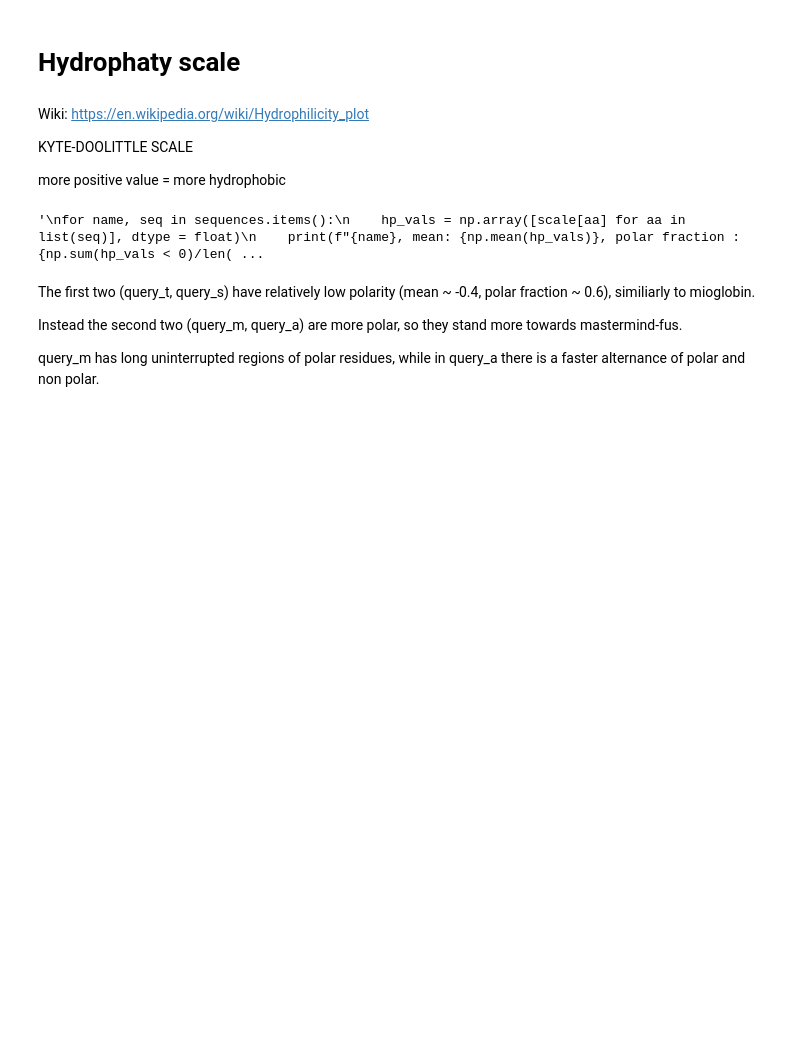
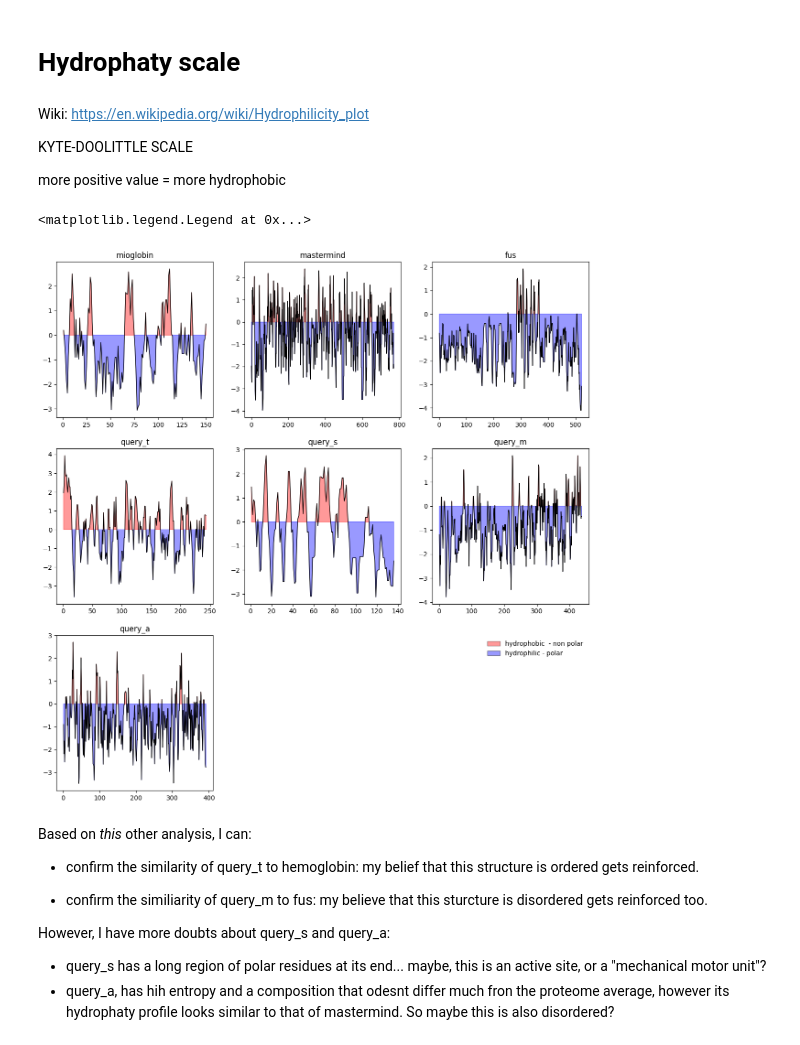
Before and after one commit to miriamzara/Biological_Datasets, a Jupyter notebook: homeworks/task_1.ipynb, the cells around one changed output. Cells and saved outputs as stored; diff of their text form; code cells hidden in the pictures; blank space fills up the shorter version.

```diff
--- a/homeworks/task_1.ipynb
+++ b/homeworks/task_1.ipynb
@@ -352,29 +394,46 @@ KYTE-DOOLITTLE SCALE
 
 more positive value = more hydrophobic
 # %%
-mioglob.protein_scale(param_dict = ProtParamData.kd, window = 2)
-# ProtParamData.kd # hydrophaty scale
+fig, axs = plt.subplots(3,3, figsize = (15, 15))
 
-"""
-for name, seq in sequences.items():
-    hp_vals = np.array([scale[aa] for aa in list(seq)], dtype = float)
-    print(f"{name}, mean: {np.mean(hp_vals)}, polar fraction : {np.sum(hp_vals < 0)/len(seq)}")
+axs = axs.flatten()
 
+for i, seq in enumerate(seq_dict.keys()):
+    sequence = seq_dict[seq]
+    analysis_object = ProteinAnalysis(str(sequence))
+    hp_vals = analysis_object.protein_scale(param_dict = ProtParamData.kd, window = 5)     # ProtParamData.kd # hydrophaty scale
+    hp_vals = np.array(hp_vals)
     x = np.arange(1, len(hp_vals) + 1)
-    plt.figure(figsize = (15, 3))
-    plt.title(name)
-    plt.fill_between(x, hp_vals, 0, where=(hp_vals >= 0), color='red', alpha=0.4, interpolate=True)
-    plt.fill_between(x, hp_vals, 0, where=(hp_vals < 0), color='blue', alpha=0.4, interpolate=True)
-    plt.plot(x, hp_vals, color='black', linewidth=1)
-    plt.show()
-"""
+
+    ax = axs[i]
+
+    ax.set_title(seq)
+    ax.fill_between(x, hp_vals, 0, where=(hp_vals >= 0), color='red', alpha=0.4, interpolate=True)
+    ax.fill_between(x, hp_vals, 0, where=(hp_vals < 0), color='blue', alpha=0.4, interpolate=True)
+    ax.plot(x, hp_vals, color='black', linewidth=1)
+
+
+
+legend_elements = [
+    Patch(facecolor='red', alpha = 0.4,  edgecolor='black', label='hydrophobic  - non polar'),
+    Patch(facecolor='blue', alpha = 0.4, edgecolor='black', label='hydrophilic - polar')
+]
+
+axs[8].axis("off")
+axs[7].axis("off")
+axs[8].legend(handles=legend_elements, fontsize=10, frameon=False, loc='upper right')
 # %% [output]
-'\nfor name, seq in sequences.items():\n    hp_vals = np.array([scale[aa] for aa in list(seq)], dtype = float)\n    print(f"{name}, mean: {np.mean(hp_vals)}, polar fraction : {np.sum(hp_vals < 0)/len( ...
+<matplotlib.legend.Legend at 0x...>
+[figure, added]
 # %% [markdown]
-The first two (query_t, query_s) have relatively low polarity (mean ~ -0.4, polar fraction ~ 0.6), similiarly to mioglobin.
+Based on *this* other analysis, I can:
 
-Instead the second two (query_m, query_a) are more polar, so they stand more towards mastermind-fus.
+- confirm the similarity of query_t to hemoglobin: my belief that this structure is ordered gets reinforced.
+
+- confirm the similiarity of query_m to fus: my believe that this sturcture is disordered gets reinforced too.
 
 
+However, I have more doubts about query_s and query_a:
 
-query_m has long uninterrupted regions of polar residues, while in query_a there is a faster alternance of polar and non polar.
+- query_s has a long region of polar residues at its end... maybe, this is an active site, or a "mechanical motor unit"?
+- query_a, has hih entropy and a composition that odesnt differ much fron the proteome average, however its hydrophaty profile looks similar to that of mastermind. So maybe this is also disordered?
```
Also changed, not shown: parts of 11 cells of this notebook, 2 other files.
